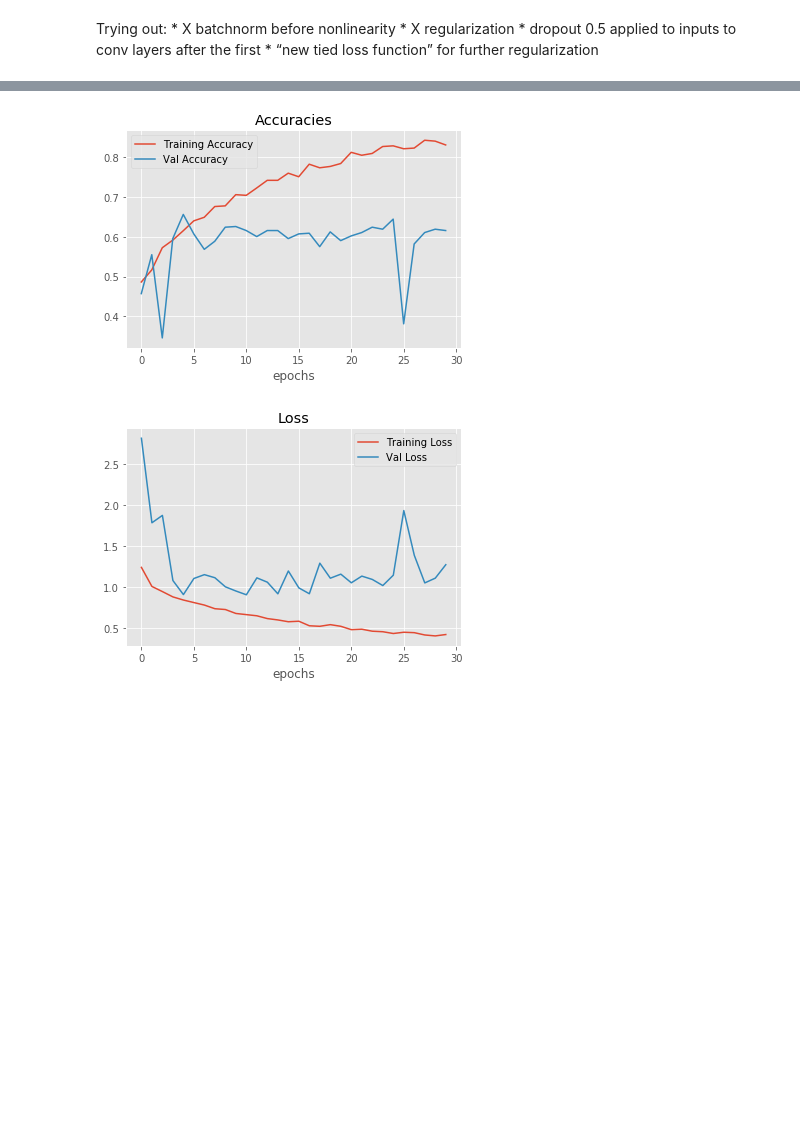
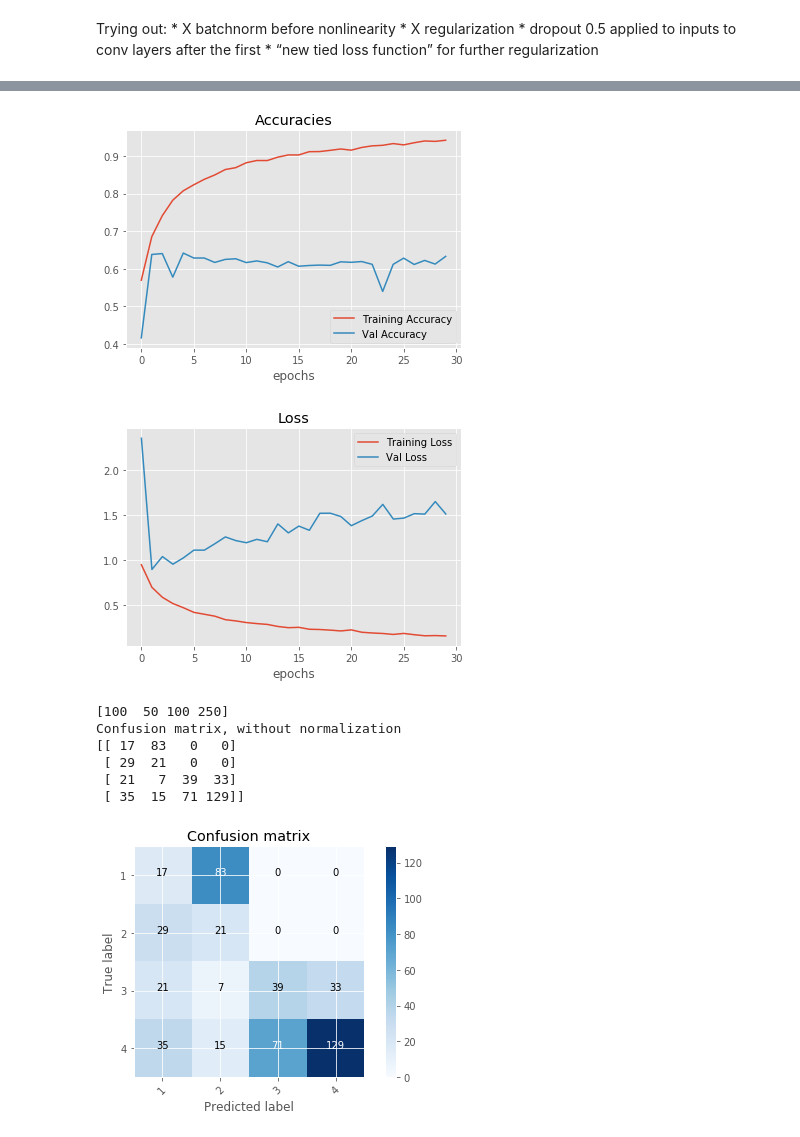
Before and after one commit to kunalpatel1793/Neural-Nets-Final-Project, a Jupyter notebook: DeepConvNet.ipynb, the cells around one changed output, grey strips where cells are left out. Drawn from its saved outputs; the diff is of its cells as text; code cells hidden in the pictures; blank space fills up the shorter version.

Commit message:
train all test 1 and train all test all

```diff
--- a/DeepConvNet.ipynb
+++ b/DeepConvNet.ipynb
@@ -77,8 +75,8 @@ print test_data.shape
 (50, 22, 1000)
 # %%
 #Augment the data into a bigger set by windowing
-train_data_sliced, train_labels_sliced = create_window_data(train_data, train_labels, windows=10)
-test_data_sliced, test_labels_sliced = create_window_data(test_data, test_labels, windows=10)
+train_data_sliced, train_labels_sliced = create_window_data(train_data, train_labels, windows=50)
+test_data_sliced, test_labels_sliced = create_window_data(test_data, test_labels, windows=50)
 print train_data_sliced.shape
 print train_labels_sliced.shape
 print test_data_sliced.shape
@@ -91,7 +88,0 @@ print test_labels_sliced.shape
-# %%
-train_data_sliced, train_labels_sliced = create_window_data(train_data, train_labels, windows=10)
-test_data_sliced, test_labels_sliced = create_window_data(test_data, test_labels, windows=10)
-print train_data_sliced.shape
-print train_labels_sliced.shape
-print test_data_sliced.shape
-print test_labels_sliced.shape
@@ -185,7 +171,7 @@ Trying out:
     * dropout 0.5 applied to inputs to conv layers after the first
     * “new tied loss function” for further regularization
 # %%
-num_filters = 20 #15 performs similar
+num_filters = 15 #15 performs similar
 model = Sequential()
 model.add(Conv2D(num_filters, kernel_size=(num_filters,1), data_format='channels_last', input_shape=(traindata2d.shape[1], traindata2d.shape[2], traindata2d.shape[3]), kernel_initializer='glorot_normal', bias_initializer='glorot_normal'))
 model.add(Conv2D(num_filters, kernel_size=(15,num_filters), activation='relu', kernel_initializer='glorot_normal', bias_initializer='glorot_normal') )
@@ -218,7 +204,7 @@ model.compile(optimizer = 'rmsprop',
              loss = 'categorical_crossentropy',
              metrics=['accuracy'])
 model.summary()
-hist = model.fit(traindata2d,train_labels_sliced,epochs=30,validation_split=0.25,batch_size=16)
+hist = model.fit(traindata2d,train_labels_sliced,epochs=30,validation_split=0.25,batch_size=32)
 #model.test_on_batch(test_data, test_labels)
 # %% [output]
 _________________________________________________________________
@@ -241,6 +227,13 @@ Epoch 30/30
 # %%
-test_score = model.evaluate(testdata2d, test_labels_sliced, batch_size=16)
+test_score = model.evaluate(testdata2d, test_labels_sliced, batch_size=32)
 print "Test Score: {}".format(test_score)
 plot_hist([hist.history['acc'],hist.history['val_acc']],['Training Accuracy','Val Accuracy'],title='Accuracies')
 plot_hist([hist.history['loss'],hist.history['val_loss']],['Training Loss','Val Loss'],title='Loss')
+
+test_predict = model.predict(testdata2d, batch_size=32)
+cm = confusion_matrix(np.argmax(test_labels_sliced,axis=1),np.argmax(test_predict,axis=1))
+unique, count = np.unique(np.argmax(test_labels_sliced,axis=1),return_counts=True)
+print count
+plt.figure(0)
+plot_confusion_matrix(cm, classes=["1","2","3","4"])
 # %% [output]
@@ -249,2 +242,9 @@ Test Score: [1.4048733182847499, 0.58799999999999997]
-[figure, old version]
+[figure, new version]
-[figure, old version]
+[figure, new version]
+[100  50 100 250]
+Confusion matrix, without normalization
+[[ 17  83   0   0]
+ [ 29  21   0   0]
+ [ 21   7  39  33]
+ [ 35  15  71 129]]
+[figure, added]
```
Also changed, not shown: parts of 6 cells of this notebook, 1 other file.
